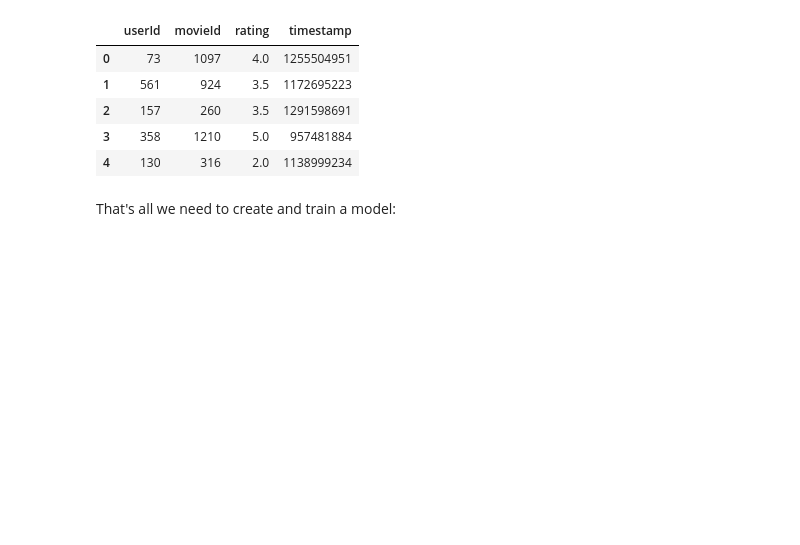
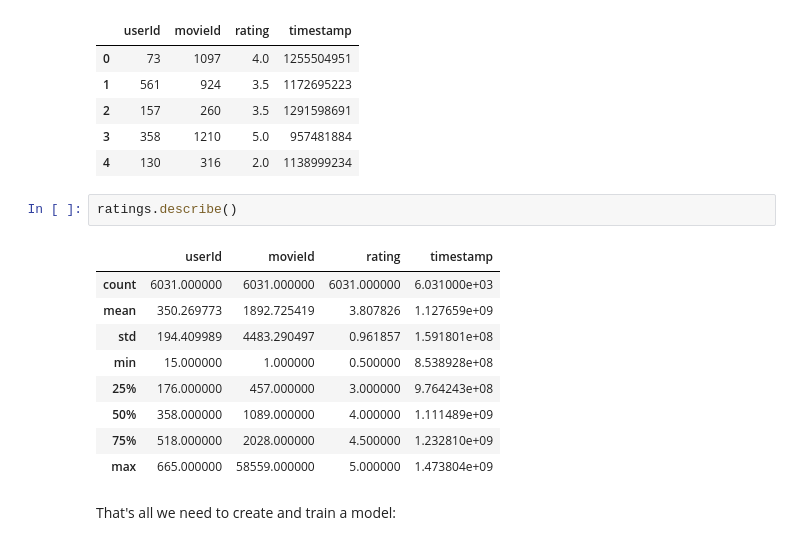
Before and after one commit to wakii/ML_Programming, a Jupyter notebook: ex5-collab.ipynb, the cells around one changed output. Saved outputs shown, nothing was run; the diff lists cells and outputs as text; blank space fills up the shorter version.

```diff
--- a/ex5-collab.ipynb
+++ b/ex5-collab.ipynb
@@ -46,6 +50,18 @@ ratings.head()
 | 2 | 157 | 260 | 3.5 | 1291598691 |
 | 3 | 358 | 1210 | 5.0 | 957481884 |
 | 4 | 130 | 316 | 2.0 | 1138999234 |
+# %%
+ratings.describe()
+# %% [output]
+|  | userId | movieId | rating | timestamp |
+| count | 6031.000000 | 6031.000000 | 6031.000000 | 6.031000e+03 |
+| mean | 350.269773 | 1892.725419 | 3.807826 | 1.127659e+09 |
+| std | 194.409989 | 4483.290497 | 0.961857 | 1.591801e+08 |
+| min | 15.000000 | 1.000000 | 0.500000 | 8.538928e+08 |
+| 25% | 176.000000 | 457.000000 | 3.000000 | 9.764243e+08 |
+| 50% | 358.000000 | 1089.000000 | 4.000000 | 1.111489e+09 |
+| 75% | 518.000000 | 2028.000000 | 4.500000 | 1.232810e+09 |
+| max | 665.000000 | 58559.000000 | 5.000000 | 1.473804e+09 |
 # %% [markdown]
 That's all we need to create and train a model:
 # %%
```
Also changed, not shown: parts of 9 cells of this notebook.
